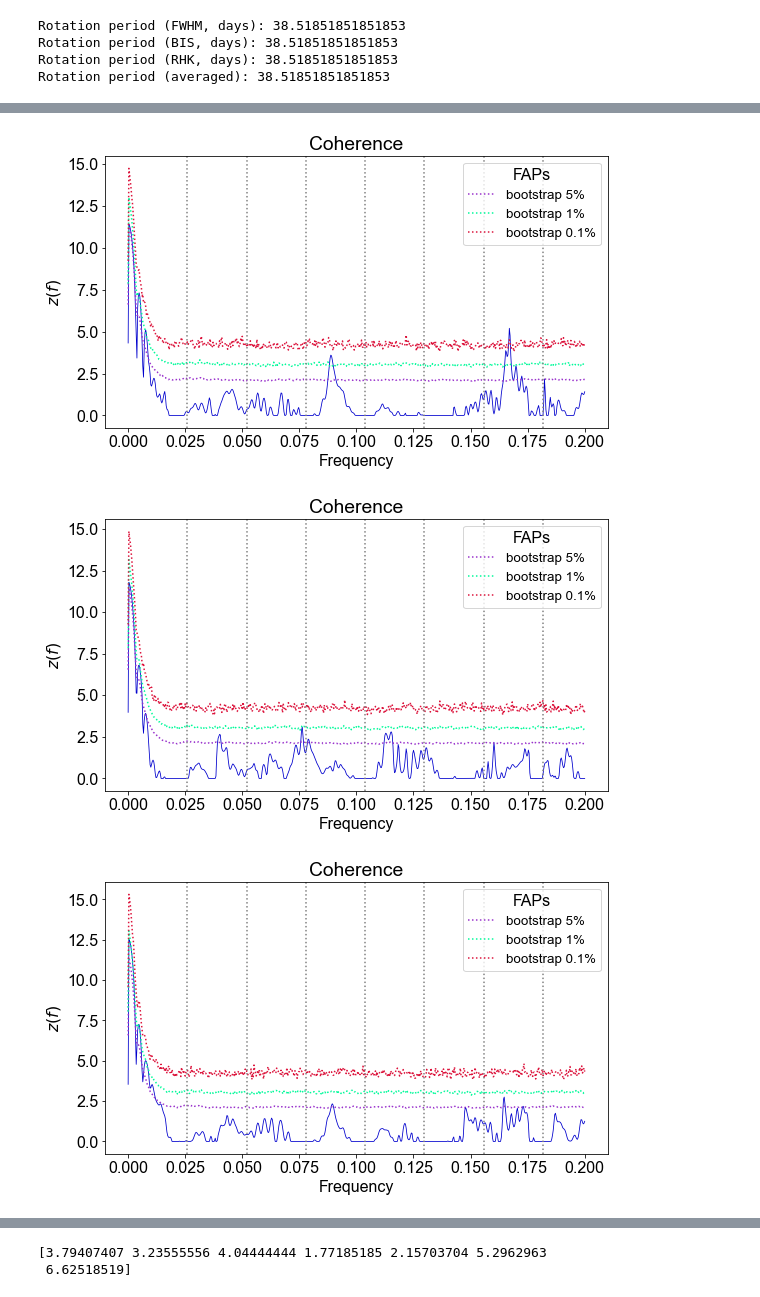
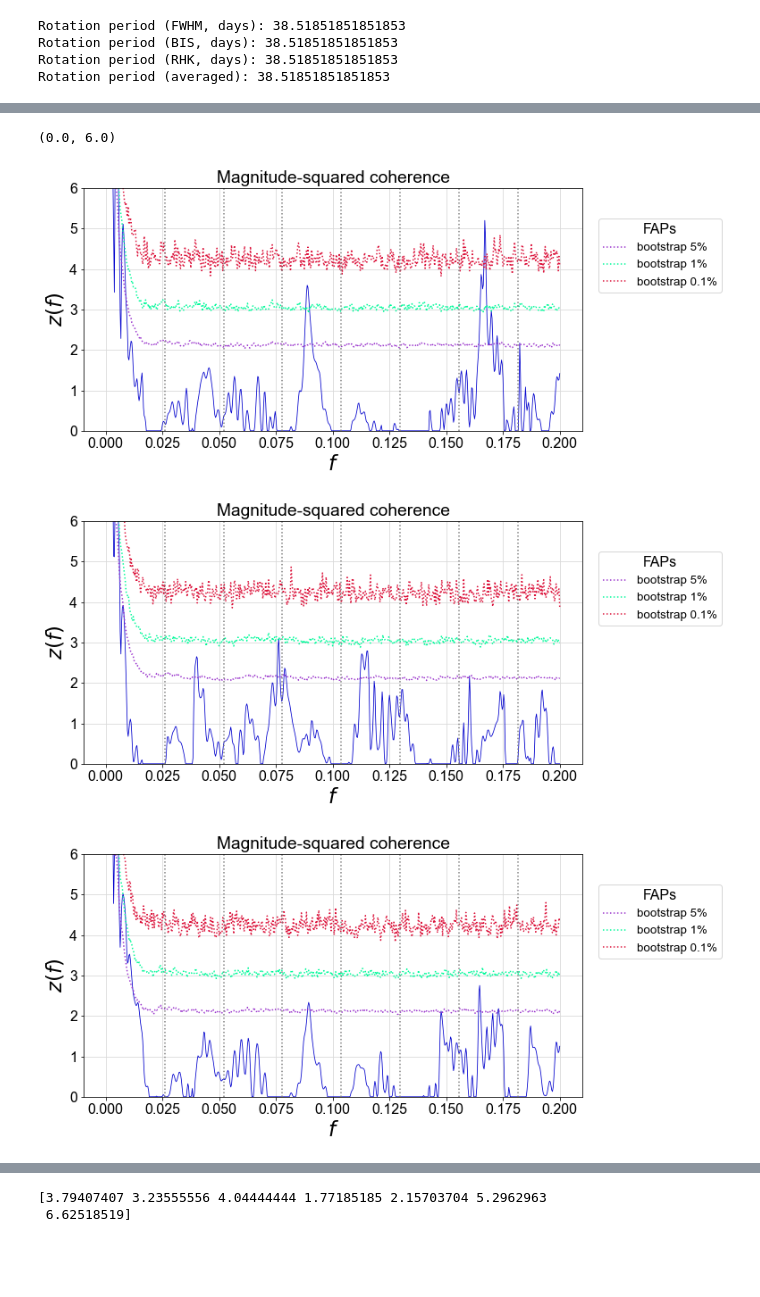
Before and after one commit to sdrastro/NWelch, a Jupyter notebook: aCenB/aCenB_coherence_quadratic.ipynb, the cells around one changed output, grey strips where cells are left out. Cells and saved outputs as stored; diff of their text form; code cells hidden in the pictures; blank space fills up the shorter version.

```diff
--- a/aCenB/aCenB_coherence_quadratic.ipynb
+++ b/aCenB/aCenB_coherence_quadratic.ipynb
@@ -82,11 +82,11 @@ print(seg3[0], seg3[-1])
 segs = np.array([[0,185], [185,305], [305,459]])
 # %%
 rv_rhk = Bi.Bivariate(mjd, rv, rhk)
-rv_fwhm = Bi.Bivariate(mjd, rv, fwhm)
-rv_bis = Bi.Bivariate(mjd, rv, bis)
-rhk_fwhm = Bi.Bivariate(mjd, rhk, fwhm)
-rhk_bis = Bi.Bivariate(mjd, rhk, bis)
-fwhm_bis = Bi.Bivariate(mjd, fwhm, bis)
+rv_fwhm = Bi.Bivariate(mjd, rv, fwhm, display_frequency_info=False)
+rv_bis = Bi.Bivariate(mjd, rv, bis, display_frequency_info=False)
+rhk_fwhm = Bi.Bivariate(mjd, rhk, fwhm, display_frequency_info=False)
+rhk_bis = Bi.Bivariate(mjd, rhk, bis, display_frequency_info=False)
+fwhm_bis = Bi.Bivariate(mjd, fwhm, bis, display_frequency_info=False)
 # %% [output]
 Nyquist frequency from mean dt: 0.18609
 Nyquist frequency from 10% trimmed mean dt: 0.90580
@@ -272,11 +262,17 @@ rv_fwhm.coh_plot(show_theoretical_thresholds=True, transformed=True, vlines=vlin
 # %%
 harmonics = [frot_ave*i for i in range(1,8)]
 
-rv_fwhm.coh_plot(transformed=True, vlines=harmonics)
-rv_bis.coh_plot(transformed=True, vlines=harmonics)
-rv_rhk.coh_plot(transformed=True, vlines=harmonics)
+rv_fwhm.coh_plot(vlines=harmonics)
+plt.ylim([0,6])
+
+rv_bis.coh_plot(vlines=harmonics)
+plt.ylim([0,6])
+
+rv_rhk.coh_plot(vlines=harmonics)
+plt.ylim([0,6])
 # %% [output]
+(0.0, 6.0)
-[figure, old version]
+[figure, new version]
-[figure, old version]
+[figure, new version]
-[figure, old version]
+[figure, new version]
 # %%
```
Also changed, not shown: parts of 15 cells of this notebook.
